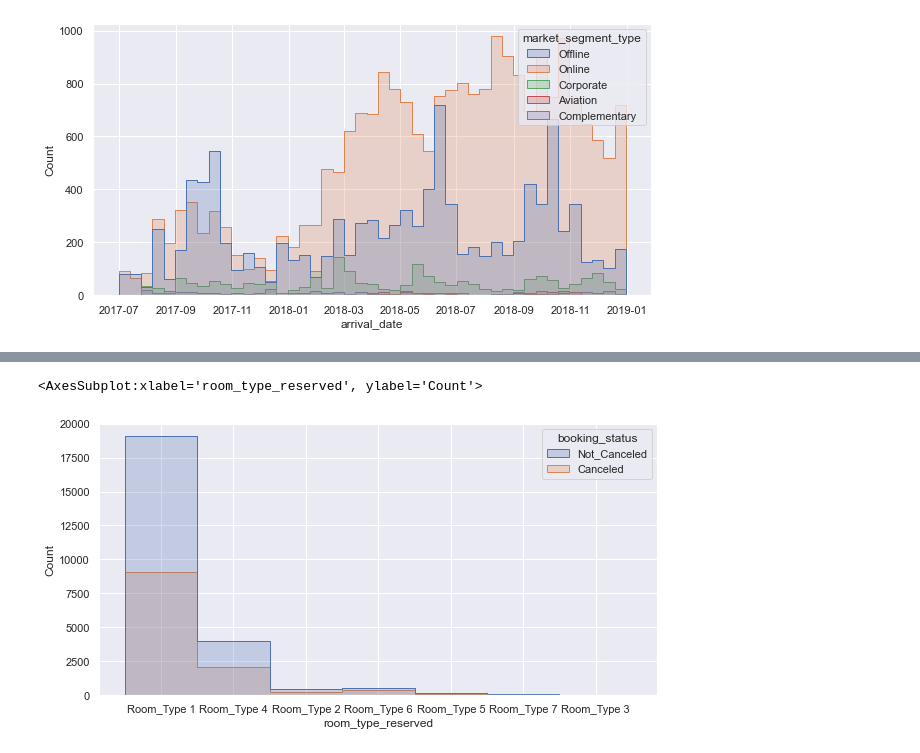
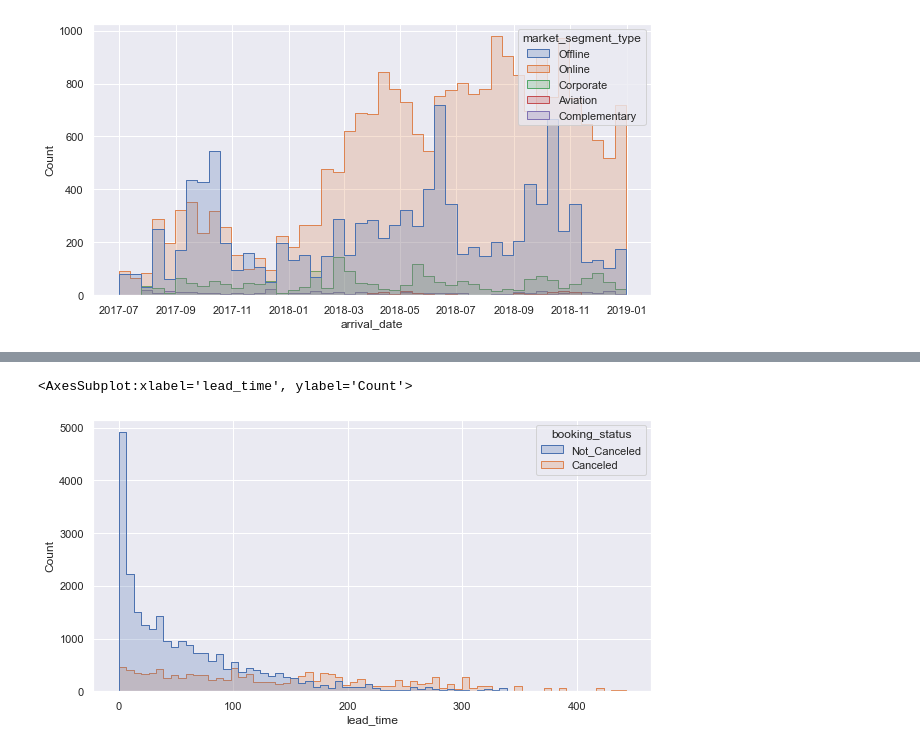
Before and after one commit to Sirabhop/Kaggle_Challenge, a Jupyter notebook: Challenge_3_Hotel_Reservation.ipynb, the cells around one changed output, grey strips where cells are left out. Drawn from its saved outputs; the diff is of its cells as text; code cells hidden in the pictures.

```diff
--- a/Challenge_3_Hotel_Reservation.ipynb
+++ b/Challenge_3_Hotel_Reservation.ipynb
@@ -9,6 +15,3 @@ df = pd.read_csv("/Users/rose/Downloads/Hotel Reservations.csv")
 # %%
 df.loc[(df['arrival_date']==29) & (df['arrival_year']==2018) & (df['arrival_month']==2), 'arrival_date']  = 28
 df['arrival_date'] = pd.to_datetime(df['arrival_year'].astype(str)+"-"+df['arrival_month'].astype(str).str.zfill(2)+"-"+df['arrival_date'].astype(str))
-# %%
-sns.set(rc={'figure.figsize':(8,4)})
-sns.histplot(x = df['arrival_date'], hue = df['room_type_reserved'], element="step")
@@ -17,0 +18,2 @@ sns.histplot(x = df['arrival_date'], hue = df['room_type_reserved'], element="st
+# %%
+df['arrival_wkday'] = df['arrival_date'].dt.dayofweek
@@ -37,6 +70,6 @@ sns.histplot(x = df['arrival_date'], hue = df['market_segment_type'], element="s
 # %%
 sns.set(rc={'figure.figsize':(10,5)})
-sns.histplot(x = df['room_type_reserved'], hue = df['booking_status'], element="step")
+sns.histplot(x = df['lead_time'], hue = df['booking_status'], element="step")
 # %% [output]
-<AxesSubplot:xlabel='room_type_reserved', ylabel='Count'>
+<AxesSubplot:xlabel='lead_time', ylabel='Count'>
-[figure, old version]
+[figure, new version]
```
Also changed, not shown: parts of 17 cells of this notebook.
